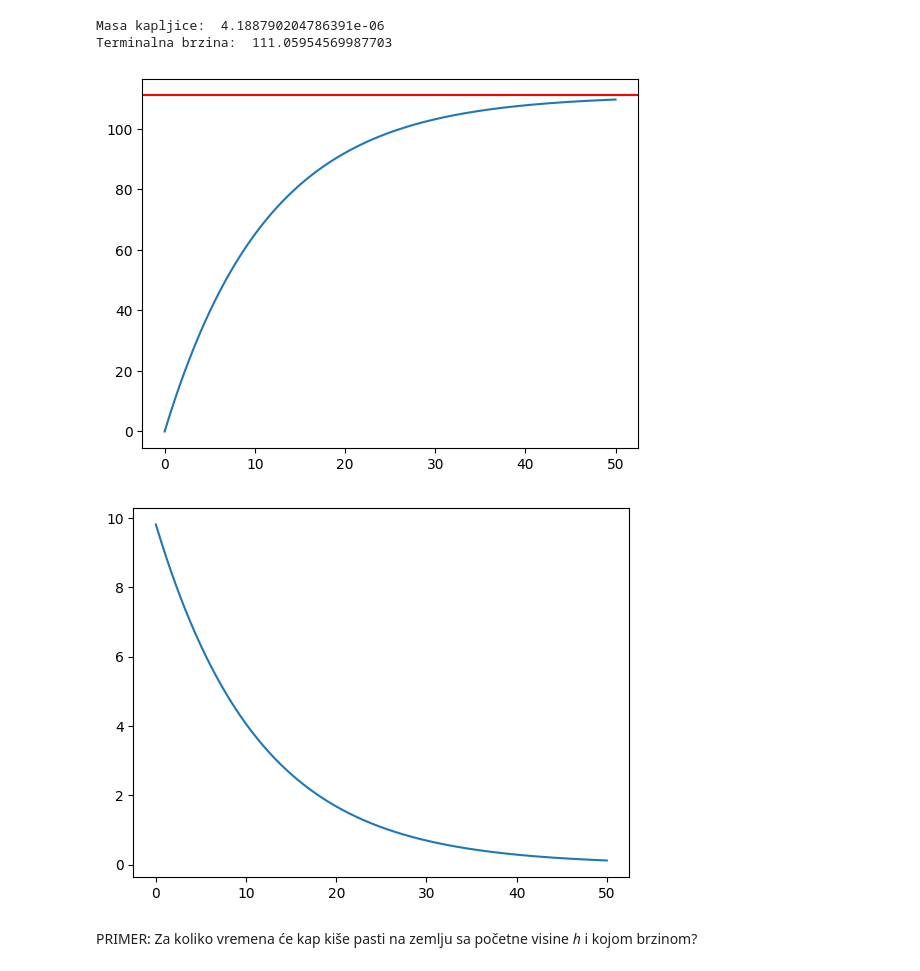
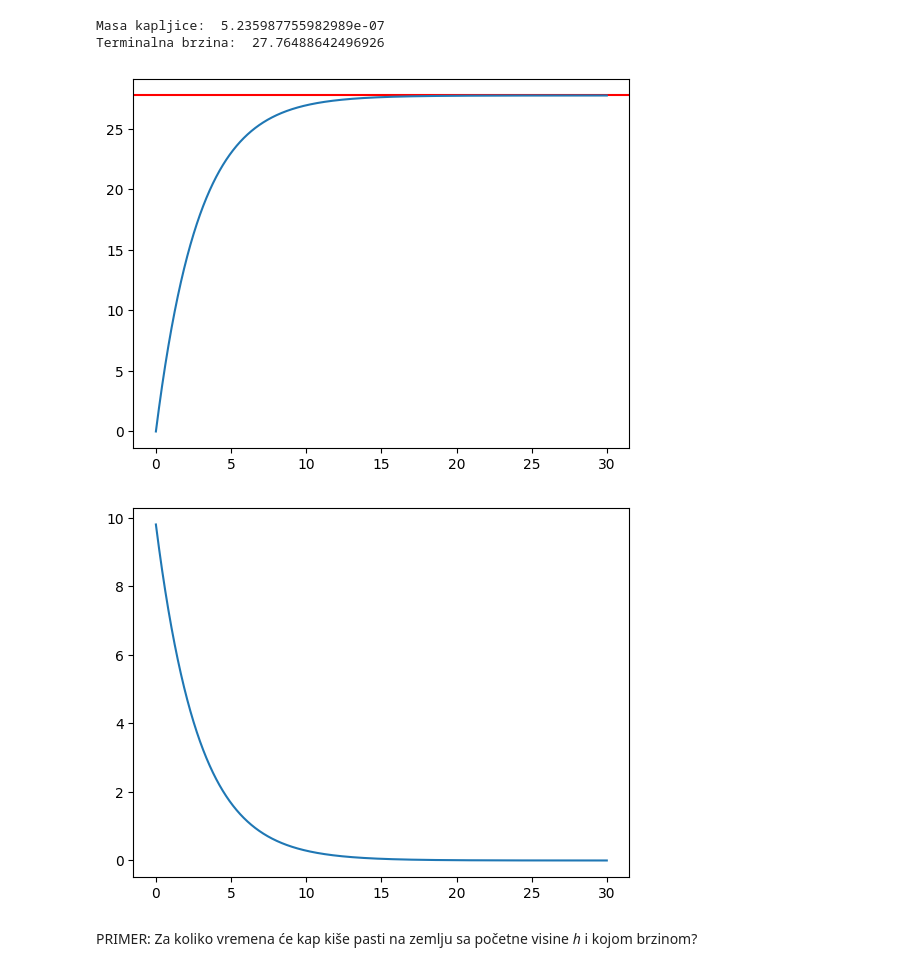
Before and after one commit to cyancat529/MehSeminarski, a Jupyter notebook: main.ipynb, the cells around one changed output. Cells and saved outputs as stored; diff of their text form; code cells hidden in the pictures.

```diff
--- a/main.ipynb
+++ b/main.ipynb
@@ -57,43 +57,44 @@ roW = 1000 #kg/m^3 - gustina vode
 roA = 1.293 #kg/m^3 - gustina vazduha
 kv = 1.85e-7
 rRef =  0.0005 #referentni poluprecnik
 
 #Zadati podaci
-tU = 50 #s
+tU = 30 #s
 dt = 0.001 #s
-r = 0.001 #m
+r = 0.0005 #m
 
 n = int(round(tU/dt))
 v = np.zeros(n,float)
 a = np.zeros(n,float)
 t = np.zeros(n,float)
 
 v[0] = 0
 
 m = roW * 4/3 * math.pi * r**3
 print("Masa kapljice: ", m)
 
 vTerm = m*g/(kv*(r/rRef))
 print("Terminalna brzina: ", vTerm)
 
+
 for i in range(n-1):
     a[i] = g - (kv*(r/rRef)/m)*v[i]
     v[i+1] = v[i] + a[i]*dt
     t[i+1] = t[i] + dt
 a[n-1] = g - (kv*(r/rRef)/m)*v[n-1]
 
 plt.axhline(y=vTerm, color='r', linestyle='-')
 plt.plot(t, v)
 plt.show()
 # %% [output]
-Masa kapljice:  4.188790204786391e-06
-Terminalna brzina:  111.05954569987703
+Masa kapljice:  5.235987755982989e-07
+Terminalna brzina:  27.76488642496926
-[figure, old version]
+[figure, new version]
 # %%
 plt.plot(t, a)
 plt.show()
 # %% [output]
-[figure, old version]
+[figure, new version]
 # %% [markdown]
 PRIMER: Za koliko vremena će kap kiše pasti na zemlju sa početne visine _h_ i kojom brzinom?
 # %%
```
Also changed, not shown: parts of 1 cell of this notebook.
